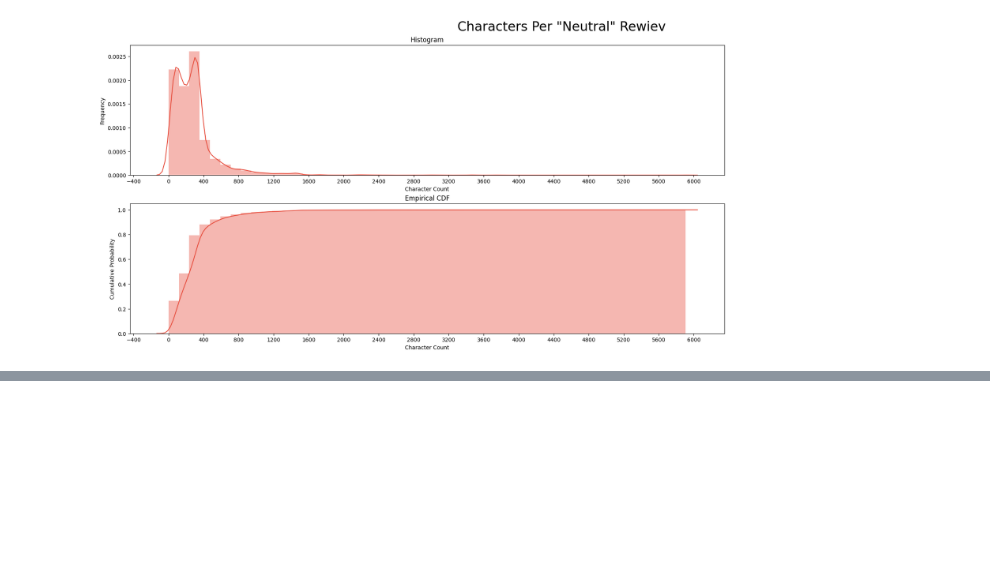
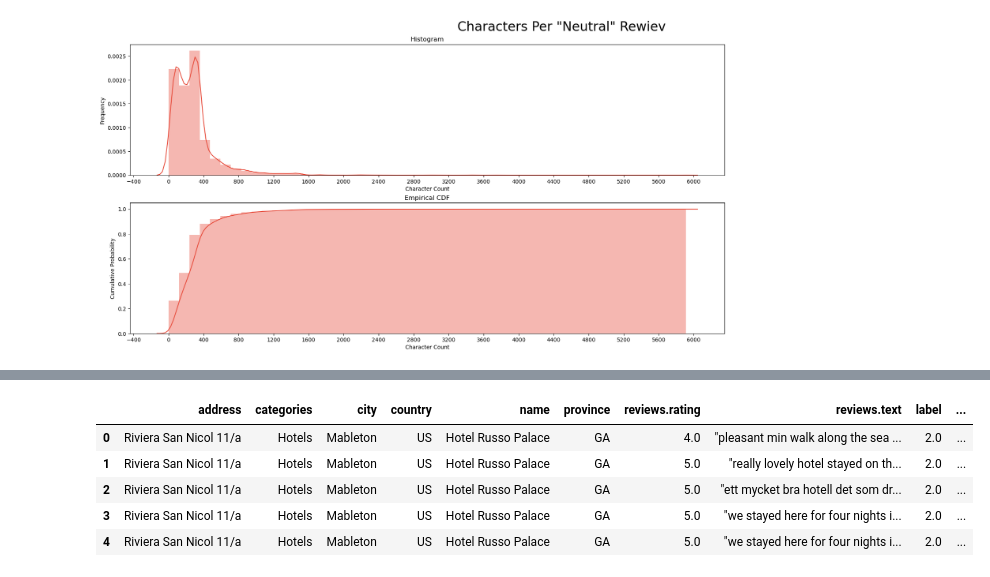
Before and after one commit to Matcom-Projects/Hotel-Recommendation-System, a Jupyter notebook: data_preprocessing.ipynb, the cells around one changed output, grey strips where cells are left out. Saved outputs shown, nothing was run; the diff lists cells and outputs as text; code cells hidden in the pictures; blank space fills up the shorter version.

```diff
--- a/data_preprocessing.ipynb
+++ b/data_preprocessing.ipynb
@@ -613,5 +632,15 @@ fig.show()
 # %%
 df = df.dropna()
+# %%
+df = df[["address", "categories","city","country","name","province","reviews.rating","reviews.text", "label", "label_name",  "sent_bert_token_length"]]
+df.head()
+# %% [output]
+|  | address | categories | city | country | name | province | reviews.rating | reviews.text | label | ... |
+| 0 | Riviera San Nicol 11/a | Hotels | Mableton | US | Hotel Russo Palace | GA | 4.0 | "pleasant min walk along the sea ... | 2.0 | ... |
+| 1 | Riviera San Nicol 11/a | Hotels | Mableton | US | Hotel Russo Palace | GA | 5.0 | "really lovely hotel stayed on th... | 2.0 | ... |
+| 2 | Riviera San Nicol 11/a | Hotels | Mableton | US | Hotel Russo Palace | GA | 5.0 | "ett mycket bra hotell det som dr... | 2.0 | ... |
+| 3 | Riviera San Nicol 11/a | Hotels | Mableton | US | Hotel Russo Palace | GA | 5.0 | "we stayed here for four nights i... | 2.0 | ... |
+| 4 | Riviera San Nicol 11/a | Hotels | Mableton | US | Hotel Russo Palace | GA | 5.0 | "we stayed here for four nights i... | 2.0 | ... |
 # %%
 # Save the DataFrame to a CSV file named "training_dataset.csv"
 # The index column is not included in the output file
```
Also changed, not shown: parts of 18 cells of this notebook, 3 other files.
